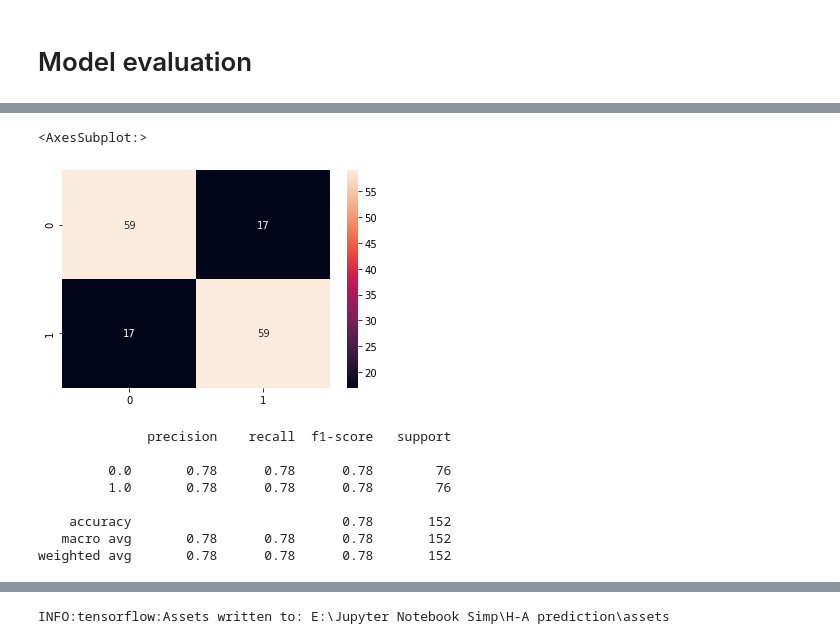
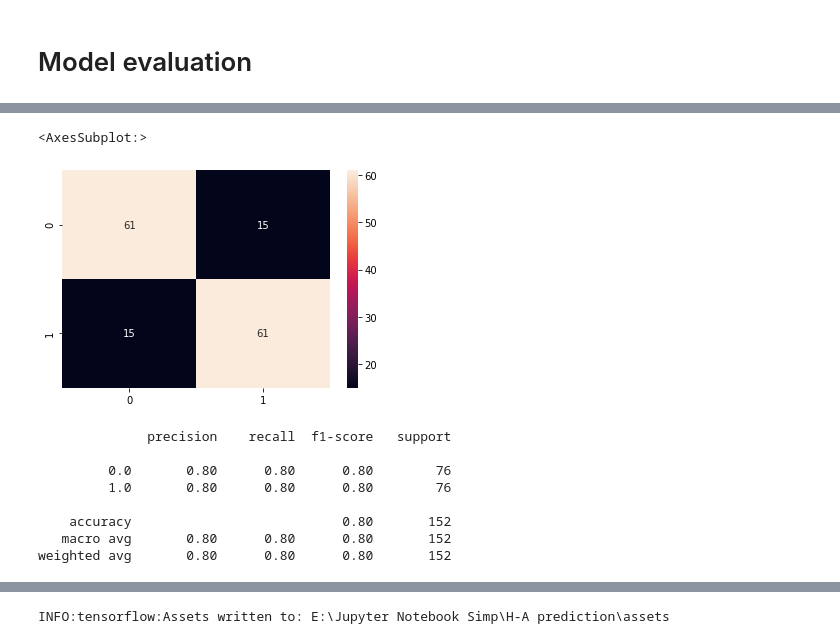
Before and after one commit to kritikaparmar-programmer/HealthCheck, a Jupyter notebook: Notebooks/Heart-Attack_Notebook.ipynb, the cells around one changed output, grey strips where cells are left out. Drawn from its saved outputs; the diff is of its cells as text; code cells hidden in the pictures.

Commit message:
model is improved

```diff
--- a/Notebooks/Heart-Attack_Notebook.ipynb
+++ b/Notebooks/Heart-Attack_Notebook.ipynb
@@ -251,0 +346,10 @@ plt.show()
+# %%
+from tensorflow.keras.callbacks import LearningRateScheduler
+initial_learning_rate=0.01
+epochs=20
+decay=initial_learning_rate/epochs
+# %%
+def lr_time_based_decay(epoch,lr):
+    return lr*1/(1+decay*epoch)
+history_time_based_decay=model.fit(X1_train,y1_train,epochs=20,batch_size=16,validation_split=0.25,
+                                           callbacks=[LearningRateScheduler(lr_time_based_decay, verbose=1)])
@@ -253,7 +375,8 @@ plt.show()
 # Model evaluation
 # %%
 from sklearn.metrics import mean_squared_error
-y_pred=model.predict(X1_test)
-rmse=np.sqrt(mean_squared_error(y_pred,y1_test))
+y_pred_best=bestClassifier.predict(X1_test)
+y_pred_initial=model.predict(X1_test)
+rmse=np.sqrt(mean_squared_error(y_pred_initial,y1_test))
 print("Root mean squared error:{}.".format(rmse),"\nSize of predicted data :{}".format(y_pred.shape),"\nSize of test data :{}".format(y1_test.shape))
 # %% [output]
@@ -262,6 +385,6 @@ Size of predicted data :(76, 2)
 Size of test data :(76, 2)
 # %%
 threshold=0.5
-y_pred=np.where(y_pred>threshold,1.,0.)
-y2_pred=y_pred.flatten()
-y2_test=y1_test.flatten()
+y_pred_initial=np.where(y_pred_initial>threshold,1.,0.)
+y2_pred_initial=y_pred_initial.flatten()
+y2_test_initial=y1_test.flatten()
@@ -273,19 +406,19 @@ model.evaluate(X1_test,y1_test)
 # %%
 from sklearn.metrics import classification_report
 from sklearn.metrics import confusion_matrix,classification_report
-cm=confusion_matrix(y2_test,y2_pred)
+cm=confusion_matrix(y2_test,y2_pred_initial)
 sns.heatmap(cm,annot=True)
 # %% [output]
 <AxesSubplot:>
-[figure, old version]
+[figure, new version]
 # %%
-print(classification_report(y2_test,y2_pred))
+print(classification_report(y2_test,y2_pred_initial))
 # %% [output]
               precision    recall  f1-score   support
 
-         0.0       0.78      0.78      0.78        76
-         1.0       0.78      0.78      0.78        76
+         0.0       0.80      0.80      0.80        76
+         1.0       0.80      0.80      0.80        76
 
-    accuracy                           0.78       152
-   macro avg       0.78      0.78      0.78       152
-weighted avg       0.78      0.78      0.78       152
+    accuracy                           0.80       152
+   macro avg       0.80      0.80      0.80       152
+weighted avg       0.80      0.80      0.80       152
```
Also changed, not shown: parts of 21 cells of this notebook, 1 other file.
